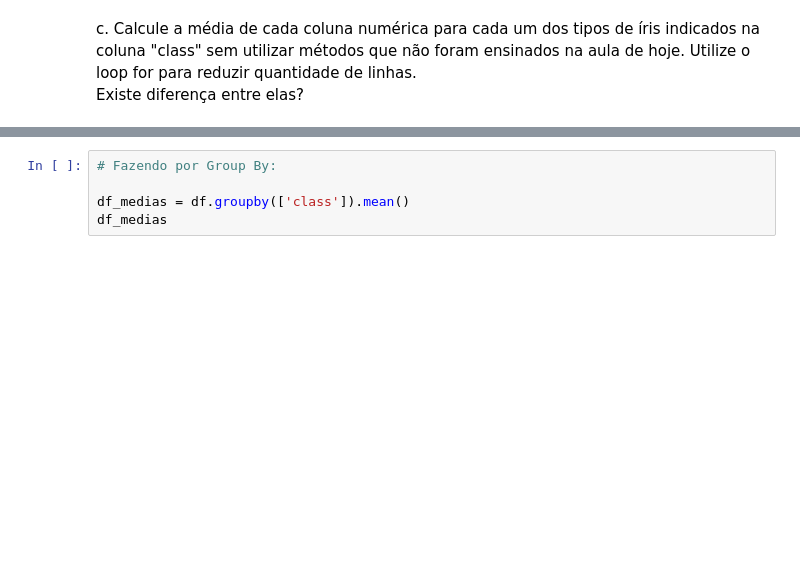
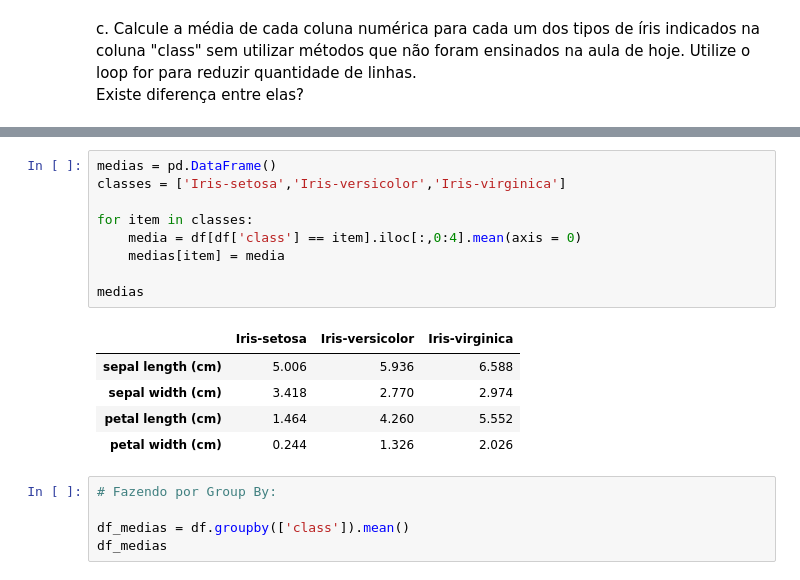
Before and after one commit to patriciacatandi/Lets_Code_Alunos, a Jupyter notebook: 02_Ferramentas_Programação/03_Pandas/Aula_3_-_Introdução.ipynb, the cells around one changed output, grey strips where cells are left out. Cells and saved outputs as stored; diff of their text form; blank space fills up the shorter version.

```diff
--- a/02_Ferramentas_Programação/03_Pandas/Aula_3_-_Introdução.ipynb
+++ b/02_Ferramentas_Programação/03_Pandas/Aula_3_-_Introdução.ipynb
@@ -1092,6 +1092,21 @@ df_medias.set_index('class')
 | Iris-setosa | 5.006 | 3.418 | 1.464 | 0.244 |
 | Iris-versicolor | 5.936 | 2.770 | 4.260 | 1.326 |
 | Iris-virginica | 6.588 | 2.974 | 5.552 | 2.026 |
+# %%
+medias = pd.DataFrame()
+classes = ['Iris-setosa','Iris-versicolor','Iris-virginica']
+
+for item in classes:
+    media = df[df['class'] == item].iloc[:,0:4].mean(axis = 0)
+    medias[item] = media
+
+medias
+# %% [output]
+|  | Iris-setosa | Iris-versicolor | Iris-virginica |
+| sepal length (cm) | 5.006 | 5.936 | 6.588 |
+| sepal width (cm) | 3.418 | 2.770 | 2.974 |
+| petal length (cm) | 1.464 | 4.260 | 5.552 |
+| petal width (cm) | 0.244 | 1.326 | 2.026 |
 # %%
 # Fazendo por Group By:
 
```
Also changed, not shown: parts of 1 cell of this notebook, 1 other file.
